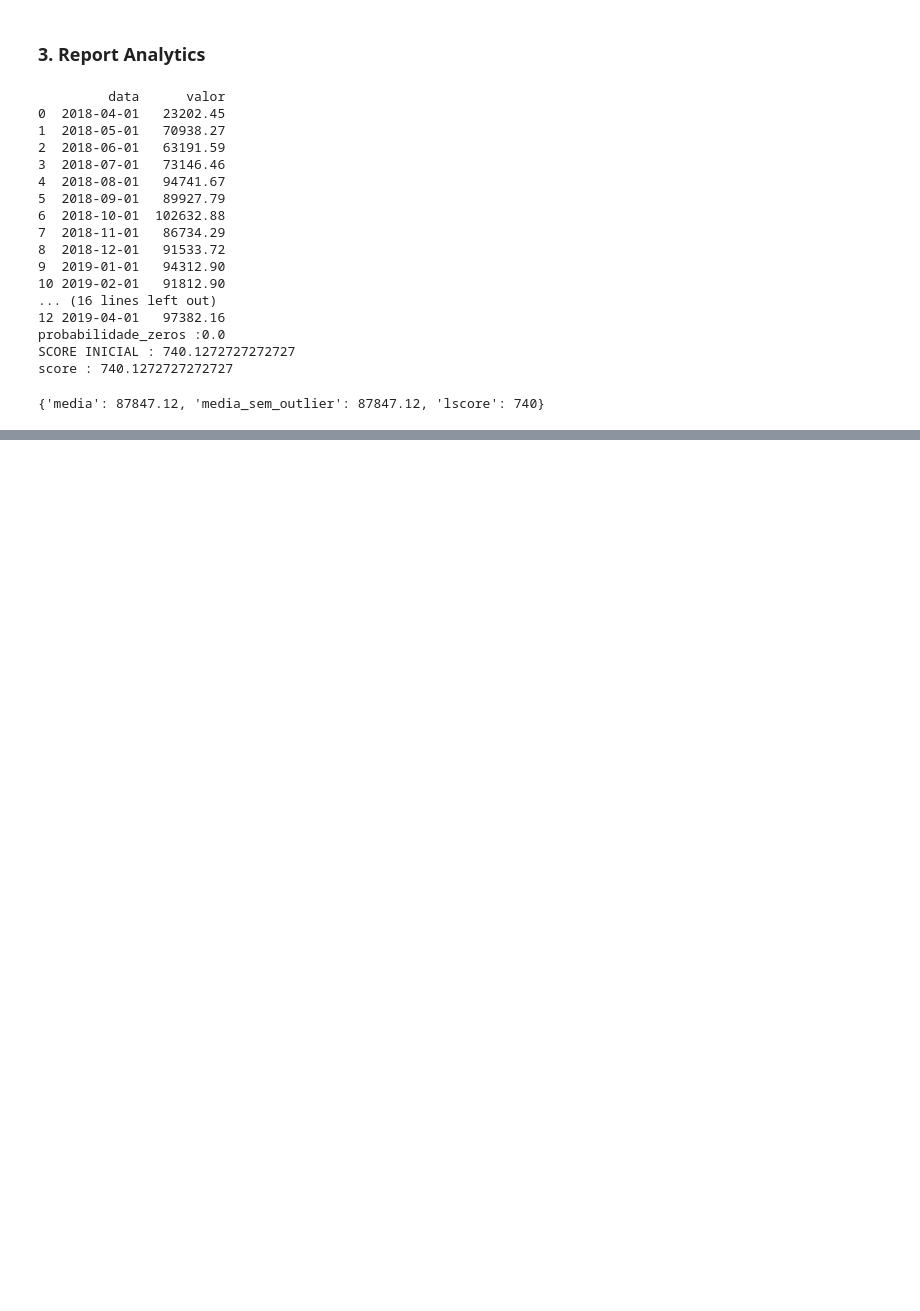
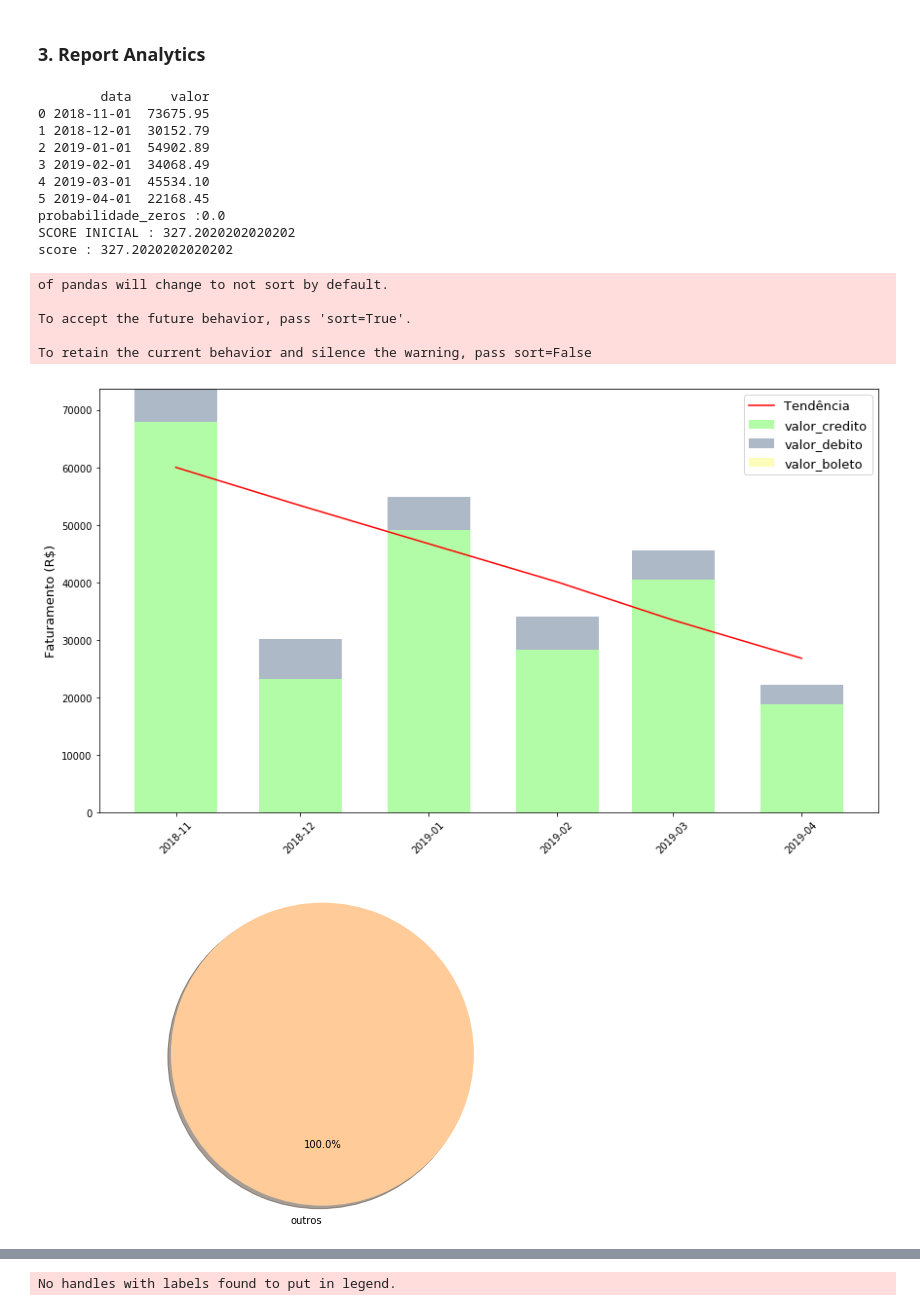
Before and after one commit to lsawakuchi/x1, a Jupyter notebook: Modelagem/classe_dscore.ipynb, the cells around one changed output, grey strips where cells are left out. Drawn from its saved outputs; the diff is of its cells as text; code cells hidden in the pictures; blank space fills up the shorter version.

Commit message:
update model outlier

```diff
--- a/Modelagem/classe_dscore.ipynb
+++ b/Modelagem/classe_dscore.ipynb
@@ -225,0 +420,5 @@ class DScoring(object):
+# %%
+cnpj = '04961039000126'
+produto = "pagueveloz"
+ds = DScoring(cnpj, produto)
+sc, dc = ds.calcula()
@@ -507,0 +727,7 @@ score : 740.1272727272727
+# %%
+cnpj = '26203839000110'
+id_produto = "tomatico"
+id_operacao = 977
+ds = DScoring(cnpj, id_produto)
+
+dict_scores, dfcalc = ds.calcula()
@@ -525,38 +749,4 @@ from reportlab.lib import colors
 # %%
 from pricing.service.scoring.lscore import LScoring
 from pricing.utils import remover_outlier
-# %%
-def metricas_faturamento(cnpj, produto):
-    ls = LScoring(cnpj=cnpj, produto=produto)
-    score = ls.calcula().get('score')
-    dados = ls.faturamentos["valor"].tolist()
-
-    mediana = np.median(dados)
-    std = np.std(dados)
-    dados_s_outlier = remover_outlier(dados, mediana, std)
-    return {"media" : np.around(np.mean(dados), 2), "media_sem_outlier" : np.around(np.mean(dados_s_outlier), 2), "lscore" : score}
-# %%
-res = metricas_faturamento('26203839000110', "tomatico")
-# %% [output]
-         data      valor
-0  2018-04-01   23202.45
-1  2018-05-01   70938.27
-2  2018-06-01   63191.59
-3  2018-07-01   73146.46
-4  2018-08-01   94741.67
-5  2018-09-01   89927.79
-6  2018-10-01  102632.88
-7  2018-11-01   86734.29
-8  2018-12-01   91533.72
-9  2019-01-01   94312.90
-10 2019-02-01   91812.90
-... (16 lines left out)
-12 2019-04-01   97382.16
-probabilidade_zeros :0.0
-SCORE INICIAL : 740.1272727272727
-score : 740.1272727272727
-# %%
-res
-# %% [output]
-{'media': 87847.12, 'media_sem_outlier': 87847.12, 'lscore': 740}
 # %%
@@ -599,0 +1155,23 @@ def formata_valor(val):
+# %%
+cnpj = '04961039000126'
+produto = "pagueveloz"
+ra = ReportAnalytics(cnpj, produto)
+ra.gera_report()
+# %% [output]
+        data     valor
+0 2018-11-01  73675.95
+1 2018-12-01  30152.79
+2 2019-01-01  54902.89
+3 2019-02-01  34068.49
+4 2019-03-01  45534.10
+5 2019-04-01  22168.45
+probabilidade_zeros :0.0
+SCORE INICIAL : 327.2020202020202
+score : 327.2020202020202
+of pandas will change to not sort by default.
+
+To accept the future behavior, pass 'sort=True'.
+
+To retain the current behavior and silence the warning, pass sort=False
+[figure, added]
+[figure, added]
@@ -599,0 +1182 @@ def formata_valor(val):
+No handles with labels found to put in legend.
```
Also changed, not shown: parts of 48 cells of this notebook, 30 other files.
